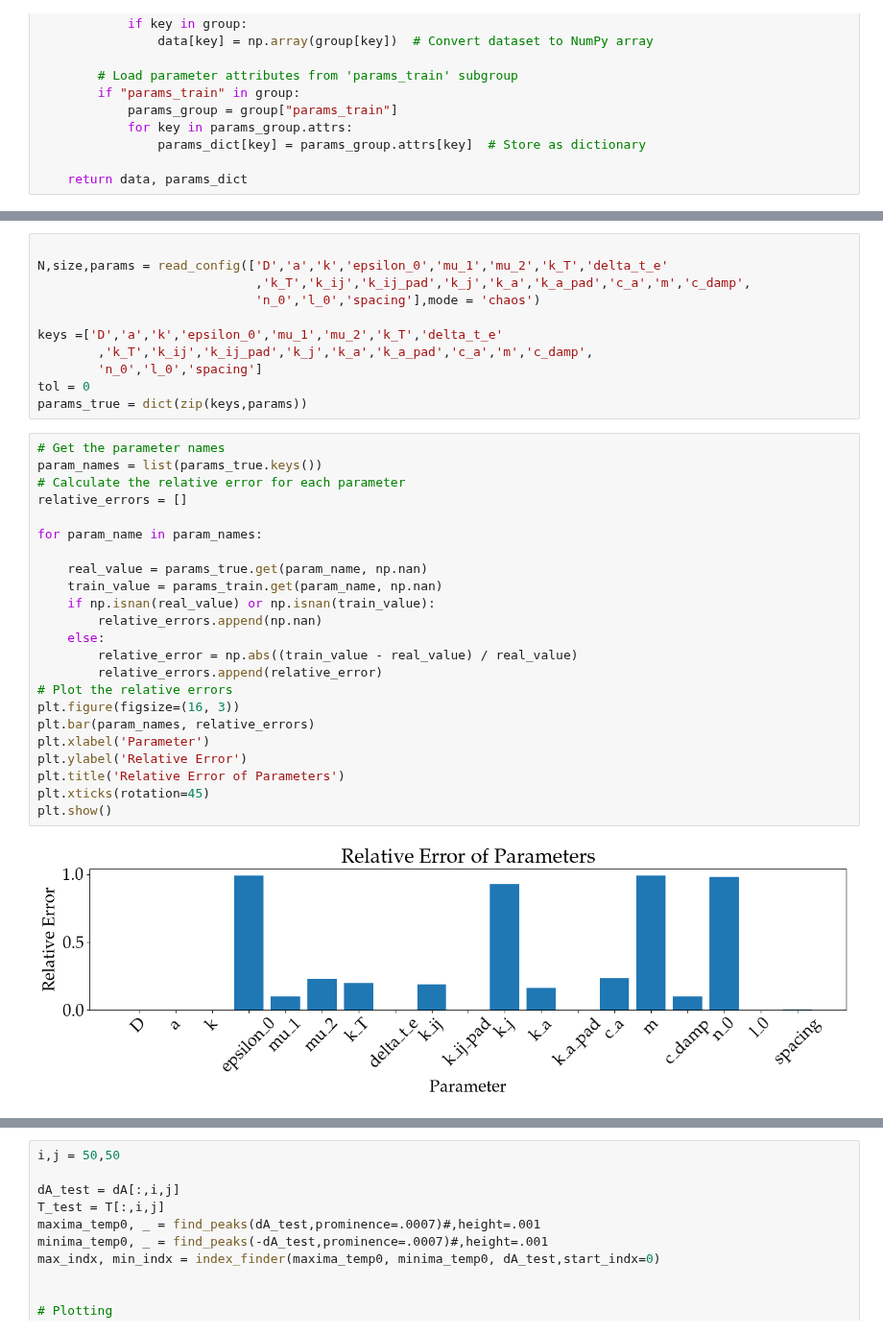
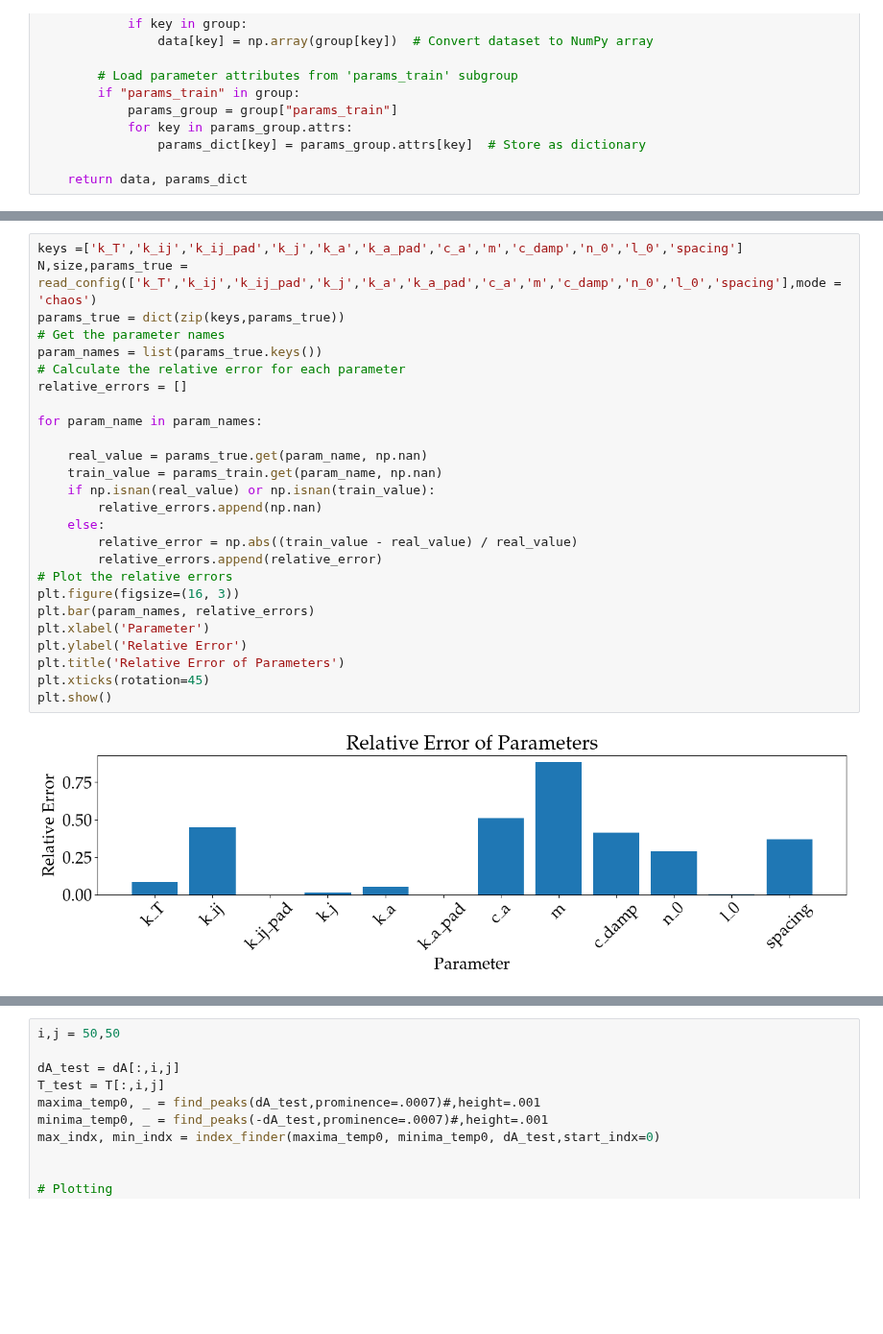
Before and after one commit to LukasBremer/SMM_AdODE_2D, a Jupyter notebook: adode_cluster/SpringMassModel/figures.ipynb, the cells around one changed output, grey strips where cells are left out. Shown at 96% size. Drawn from its saved outputs; the diff is of its cells as text; blank space fills up the shorter version.

```diff
--- a/adode_cluster/SpringMassModel/figures.ipynb
+++ b/adode_cluster/SpringMassModel/figures.ipynb
@@ -176,36 +176,28 @@ Parameters: {'Amp00': np.float32(0.4241398), 'Amp01': np.float32(0.604142), 'Amp
-# %%
-
-N,size,params = read_config(['D','a','k','epsilon_0','mu_1','mu_2','k_T','delta_t_e'
-                             ,'k_T','k_ij','k_ij_pad','k_j','k_a','k_a_pad','c_a','m','c_damp',
-                             'n_0','l_0','spacing'],mode = 'chaos')
-
-keys =['D','a','k','epsilon_0','mu_1','mu_2','k_T','delta_t_e'
-        ,'k_T','k_ij','k_ij_pad','k_j','k_a','k_a_pad','c_a','m','c_damp',
-        'n_0','l_0','spacing']
-tol = 0
-params_true = dict(zip(keys,params))
 # %%
+keys =['k_T','k_ij','k_ij_pad','k_j','k_a','k_a_pad','c_a','m','c_damp','n_0','l_0','spacing']
+N,size,params_true = read_config(['k_T','k_ij','k_ij_pad','k_j','k_a','k_a_pad','c_a','m','c_damp','n_0','l_0','spacing'],mode = 'chaos')
+params_true = dict(zip(keys,params_true))
 # Get the parameter names
 param_names = list(params_true.keys())
 # Calculate the relative error for each parameter
 relative_errors = []
 
 for param_name in param_names:
 
     real_value = params_true.get(param_name, np.nan)
     train_value = params_train.get(param_name, np.nan)
     if np.isnan(real_value) or np.isnan(train_value):
         relative_errors.append(np.nan)
     else:
         relative_error = np.abs((train_value - real_value) / real_value)
         relative_errors.append(relative_error)
 # Plot the relative errors
 plt.figure(figsize=(16, 3))
 plt.bar(param_names, relative_errors)
 plt.xlabel('Parameter')
 plt.ylabel('Relative Error')
 plt.title('Relative Error of Parameters')
 plt.xticks(rotation=45)
 plt.show()
 # %% [output]
-[figure, old version]
+[figure, new version]
```
Also changed, not shown: parts of 7 cells of this notebook, 4 other files.
